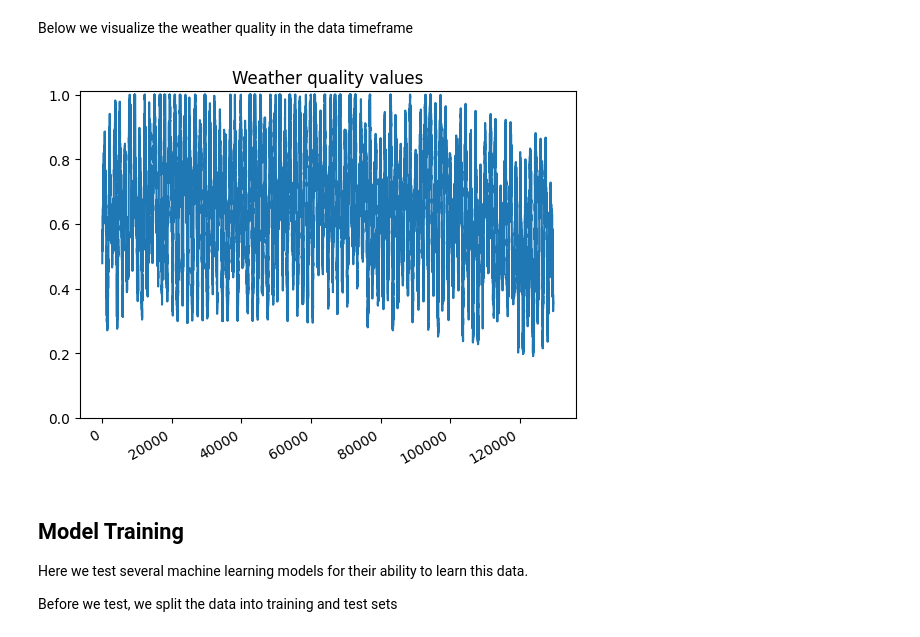
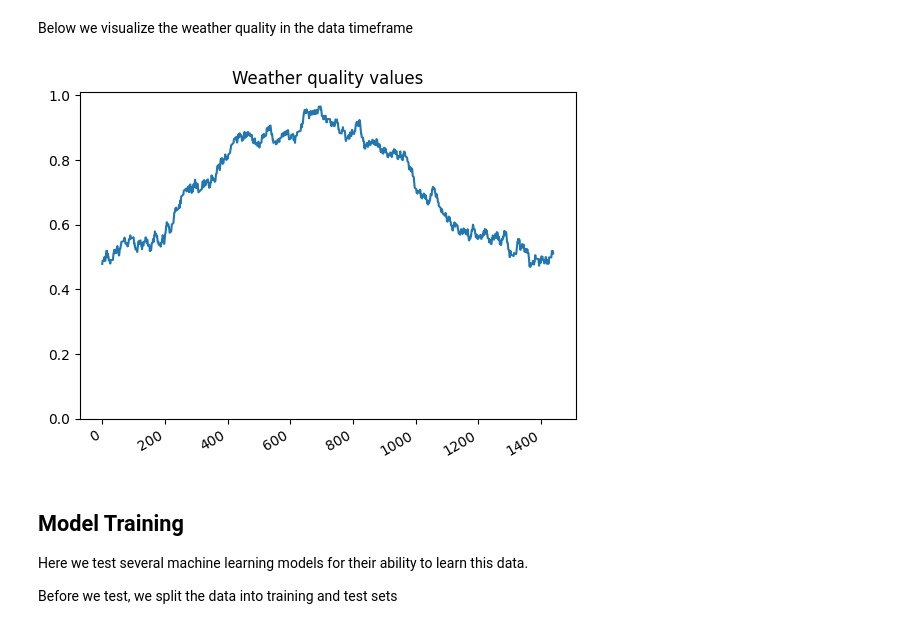
Before and after one commit to frank-trollmann/evohome, a Jupyter notebook: examples/simple_scenario/notebooks/data_exploration.ipynb, the cells around one changed output. Cells and saved outputs as stored; diff of their text form; code cells hidden in the pictures.

Commit message:
feat: made example secnario work with less data.

```diff
--- a/examples/simple_scenario/notebooks/data_exploration.ipynb
+++ b/examples/simple_scenario/notebooks/data_exploration.ipynb
@@ -78,13 +78,13 @@ Below we visualize the weather quality in the data timeframe
 # %%
 
 fig, ax = plt.subplots()
-ax.plot(data_frame["weather"])
+ax.plot(data_frame["weather"][0:60*24])
 ax.set_title("Weather quality values")
 ax.set_ylim([0.0, 1.01])
 fig.autofmt_xdate()
 plt.show()
 # %% [output]
-[figure, old version]
+[figure, new version]
 # %% [markdown]
 ## Model Training
 
```
Also changed, not shown: parts of 3 cells of this notebook, 6 other files.
